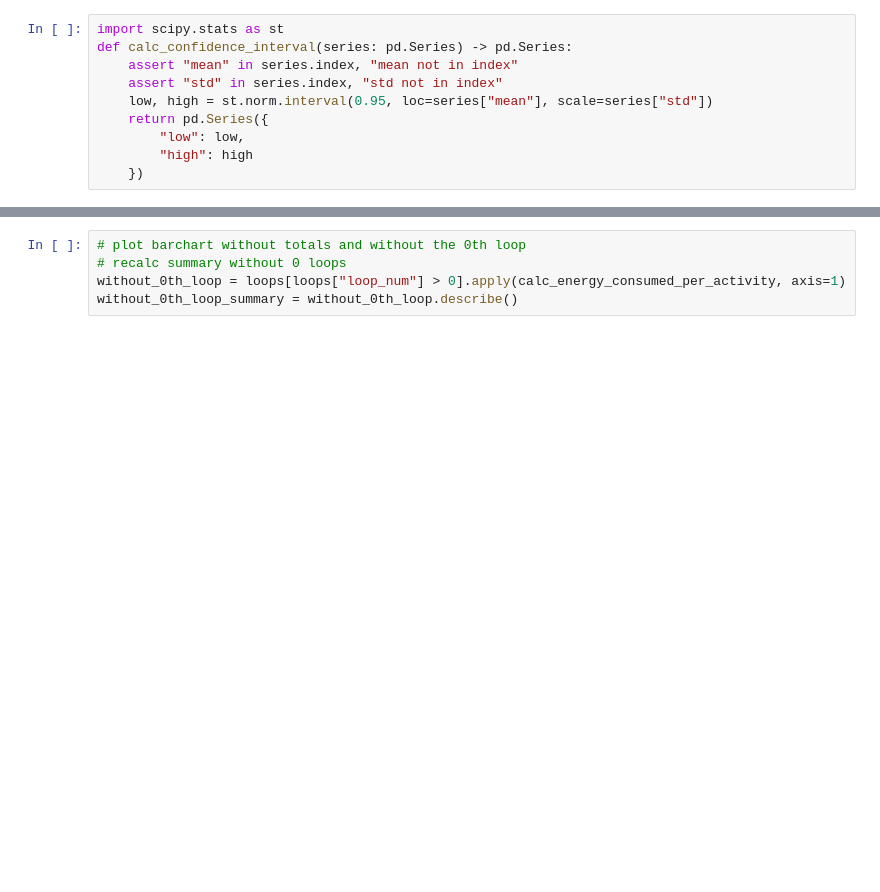
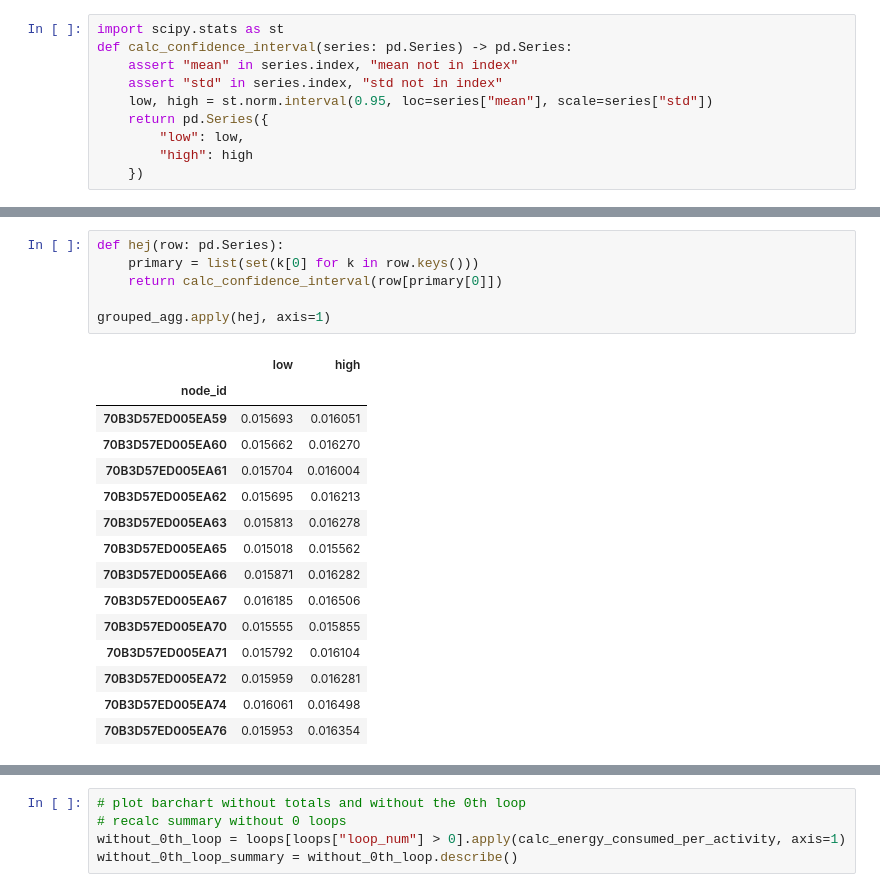
Before and after one commit to FlapKap/Terra-experiments, a Jupyter notebook: experiment/visualize.ipynb, the cells around one changed output, grey strips where cells are left out. Cells and saved outputs as stored; diff of their text form; blank space fills up the shorter version.

```diff
--- a/experiment/visualize.ipynb
+++ b/experiment/visualize.ipynb
@@ -669,3 +678,25 @@ def calc_confidence_interval(series: pd.Series) -> pd.Series:
+# %%
+def hej(row: pd.Series):
+    primary = list(set(k[0] for k in row.keys()))
+    return calc_confidence_interval(row[primary[0]])
+
+grouped_agg.apply(hej, axis=1)
+# %% [output]
+|  | low | high |
+| node_id |  |  |
+| 70B3D57ED005EA59 | 0.015693 | 0.016051 |
+| 70B3D57ED005EA60 | 0.015662 | 0.016270 |
+| 70B3D57ED005EA61 | 0.015704 | 0.016004 |
+| 70B3D57ED005EA62 | 0.015695 | 0.016213 |
+| 70B3D57ED005EA63 | 0.015813 | 0.016278 |
+| 70B3D57ED005EA65 | 0.015018 | 0.015562 |
+| 70B3D57ED005EA66 | 0.015871 | 0.016282 |
+| 70B3D57ED005EA67 | 0.016185 | 0.016506 |
+| 70B3D57ED005EA70 | 0.015555 | 0.015855 |
+| 70B3D57ED005EA71 | 0.015792 | 0.016104 |
+| 70B3D57ED005EA72 | 0.015959 | 0.016281 |
+| 70B3D57ED005EA74 | 0.016061 | 0.016498 |
+| 70B3D57ED005EA76 | 0.015953 | 0.016354 |
 # %%
 errors = energy_consumed_summary.apply(calc_confidence_interval)
 errors = np.abs(errors)
```
Also changed, not shown: parts of 36 cells of this notebook.
